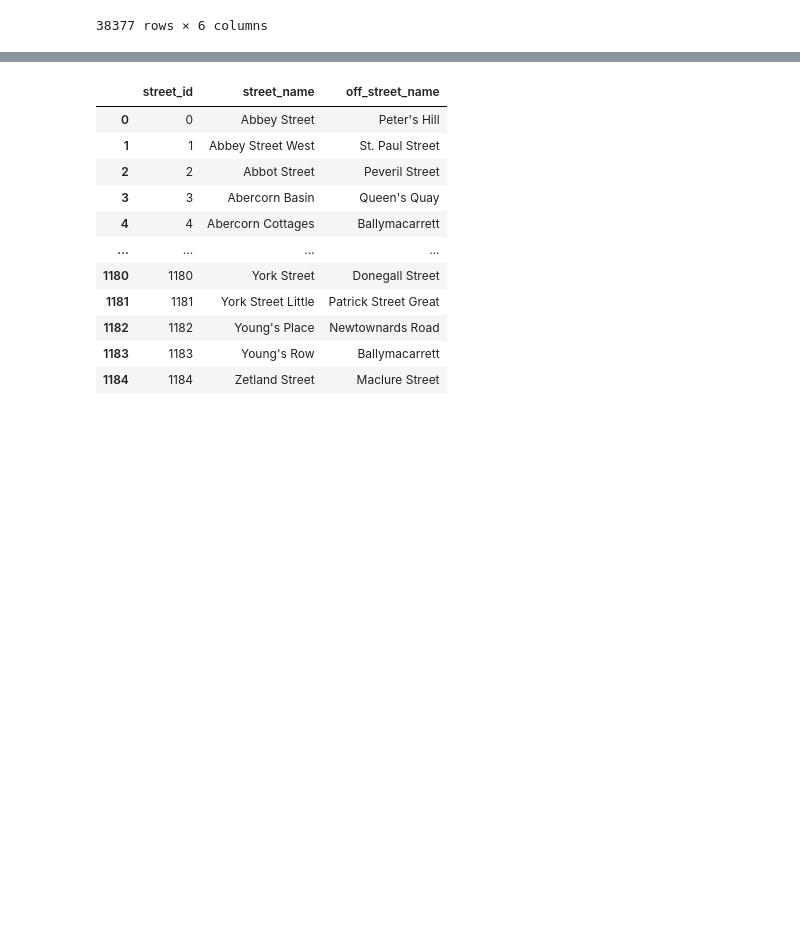
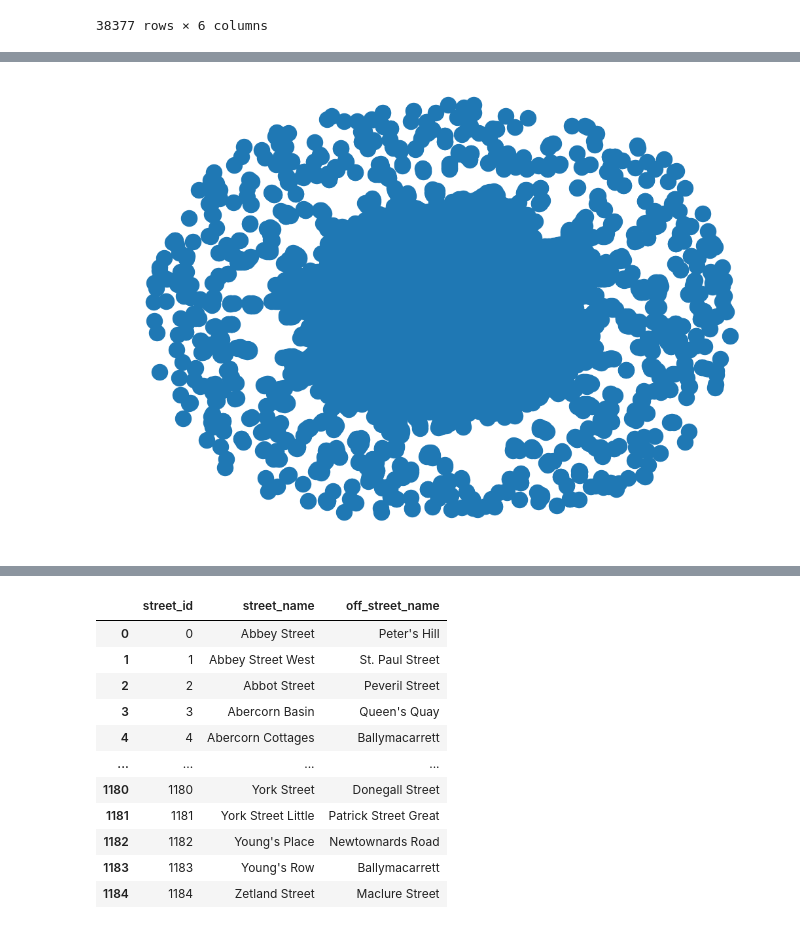
Before and after one commit to sian0x0/Map-Extinct-Addresses, a Jupyter notebook: extract.ipynb, the cells around one changed output, grey strips where cells are left out. Cells and saved outputs as stored; diff of their text form; code cells hidden in the pictures; blank space fills up the shorter version.

Commit message:
define nx nodes and edges

```diff
--- a/extract.ipynb
+++ b/extract.ipynb
@@ -300,0 +321,30 @@ G_connections.add_edges_from()
+# %%
+#test adding all points to graph (then later joining inital intersections)
+for index, row in df_nodes.iterrows():
+    street = row['street']
+    node_type = row['node_type']
+    node_info = row['node_info']
+
+    if index > 0 and df_nodes.at[index - 1, 'street'] == street:
+        G.add_edge(index, index-1, street=street, node_type=node_type, node_info=node_info)
+    else:
+        G.add_node(index, street=street, node_type=node_type, node_info=node_info)
+# %%
+#modified version of above
+G = nx.Graph()
+
+for index, row in df_nodes.iterrows():
+    street = row['street']
+    node_type = row['node_type']
+    node_info = row['node_info']
+
+    if index > 0 and df_nodes.at[index - 1, 'street'] == street:
+        prev_node_id = f"{street}_{index-1}"
+        node_id = f"{street}_{index}"
+        G.add_edge(node_id, prev_node_id)
+
+    else:
+        node_id = f"{street}_{index}"
+        G.add_node(node_id, street=street, node_type=node_type, node_info=node_info)
+
+list(G.nodes(data=True))
@@ -301 +402,8 @@ G_connections.add_edges_from()
+# %%
+#note: not spring layout doesn't make much sense as lines are not yet connected
+pos = nx.spring_layout(G, seed=8)
+nx.draw(G, pos=pos, with_labels=False)
+plt.show()
+# %% [output]
+[figure, added]
 # %%
```
Also changed, not shown: parts of 17 cells of this notebook.
